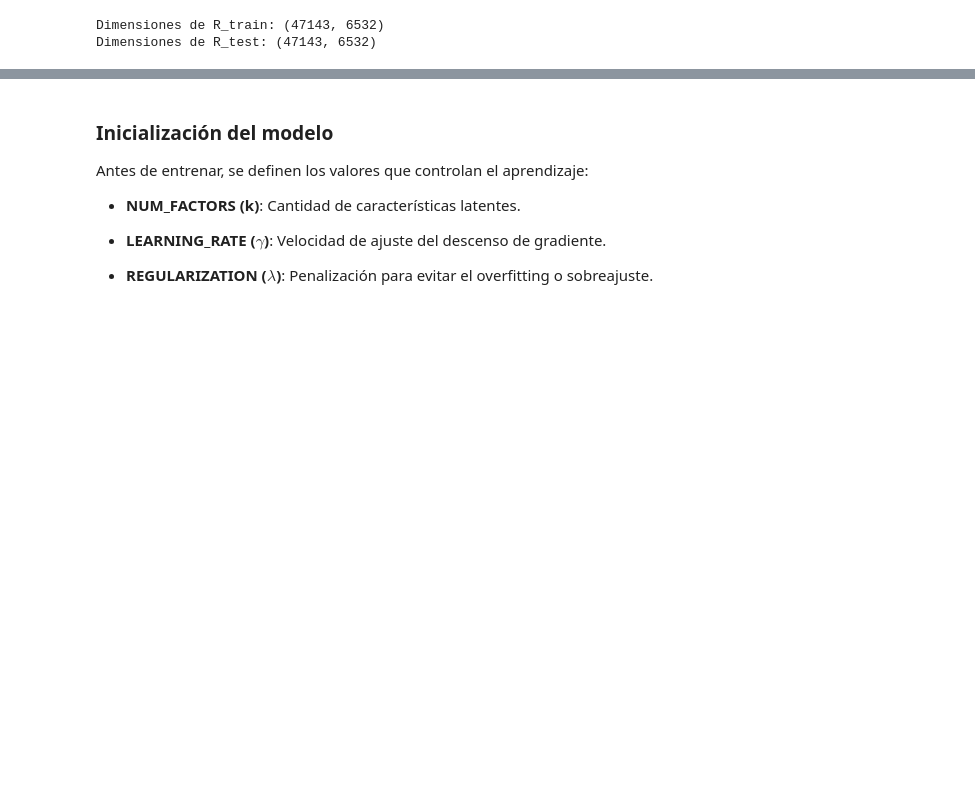
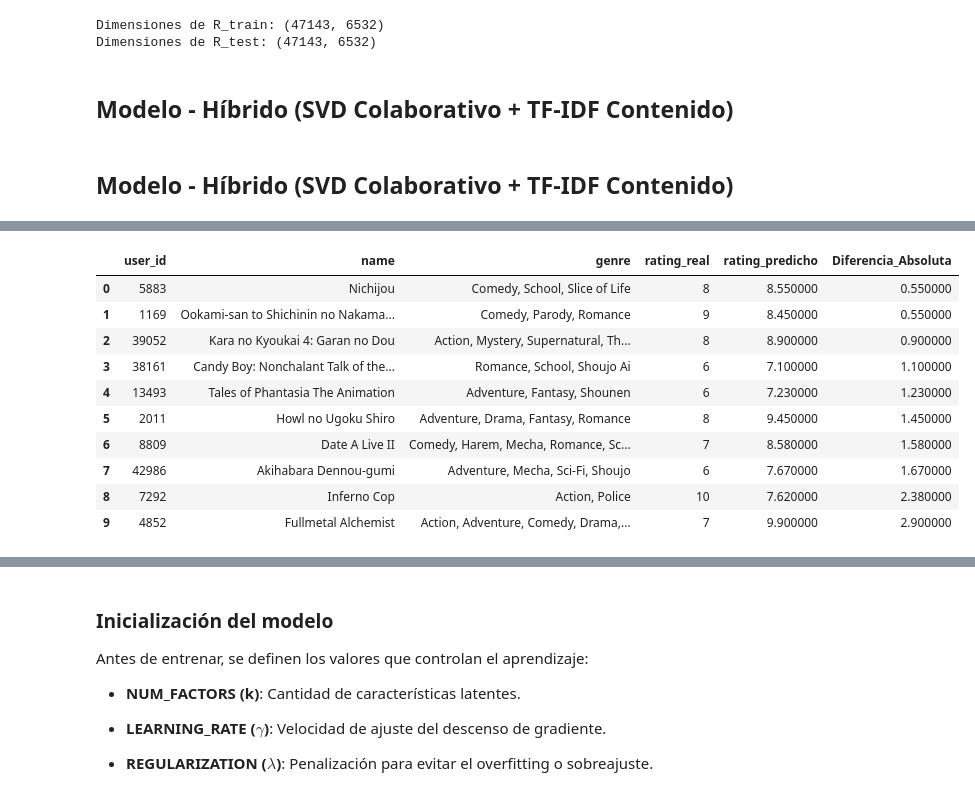
Before and after one commit to aiambo08/anime-recommendation, a Jupyter notebook: prueba.ipynb, the cells around one changed output, grey strips where cells are left out. Drawn from its saved outputs; the diff is of its cells as text; code cells hidden in the pictures; blank space fills up the shorter version.

```diff
--- a/prueba.ipynb
+++ b/prueba.ipynb
@@ -762,3 +762,72 @@ print(f"Dimensiones de R_test: {R_test_sparse.shape}")
 # %% [output]
 Dimensiones de R_train: (47143, 6532)
 Dimensiones de R_test: (47143, 6532)
+# %% [markdown]
+## Modelo - Híbrido (SVD Colaborativo + TF-IDF Contenido)
+# %% [markdown]
+## Modelo - Híbrido (SVD Colaborativo + TF-IDF Contenido)
+# %%
+# ---------------------------------------------------------
+# 5. MODELO 3 - Híbrido (SVD Colaborativo + TF-IDF Contenido)
+# ---------------------------------------------------------
+from hybrid import HybridRecommender
+import time
+
+# Cargamos el catálogo original con la información pura (RAW IDs)
+df_anime = pd.read_csv("data/anime.csv")
+
+print("Inicializando Sistema Híbrido...")
+start_time = time.time()
+
+# Pasamos los diccionarios y totales provenientes de mapeos.pkl que ya cargaste arriba
+hybrid_model = HybridRecommender(
+    df_train=df_train,
+    df_anime=df_anime,
+    num_users=NUM_USERS,
+    num_items=NUM_ITEMS,
+    raw_anime2idx=anime2idx, # Clave para unir el mundo RAW con el mundo procesado
+    n_factors=30,
+    alpha=0.7
+)
+
+# Entrenamiento conjunto (SVD + Perfiles TF-IDF mediante álgebra lineal rápida)
+hybrid_model.fit()
+train_time = time.time() - start_time
+print(f"Tiempo de entrenamiento: {train_time:.2f} segundos")
+
+print("\n>> Evaluando modelo Híbrido sobre una muestra de Test (2000 registros)...")
+df_test_sample = df_test.sample(2000, random_state=42)
+hybrid_rmse, hybrid_mae, hybrid_cob, df_hybrid_preds = hybrid_model.evaluate(df_test_sample)
+
+print("="*40)
+print(f"🏆 MÉTRICAS DEL MODELO HÍBRIDO 🏆")
+print("="*40)
+print(f"RMSE (Error Cuadrático) : {hybrid_rmse:.4f}")
+print(f"MAE (Error Absoluto)    : {hybrid_mae:.4f}")
+print(f"Cobertura               : {hybrid_cob:.2f}%")
+print("="*40)
+
+# ==============================================================
+# Visualización: Cruzar el ID procesado de vuelta con el ID real
+# ==============================================================
+print("\n👀 Muestra de Predicciones del Sistema Híbrido:")
+muestra_hibrido = df_hybrid_preds.sample(10, random_state=99).copy()
+muestra_hibrido['Diferencia_Absoluta'] = abs(muestra_hibrido['rating_real'] - muestra_hibrido['rating_predicho'])
+
+# IMPORTANTE: Revertir el índice interno (0 a N) al ID original de MyAnimeList para cruzar con anime.csv
+# El diccionario inverso idx2anime (que creaste o puedes derivar de mapeos) entra en juego:
+idx2anime = {idx: anime for anime, idx in anime2idx.items()}
+muestra_hibrido['anime_id_raw'] = muestra_hibrido['anime_id'].map(idx2anime)
+
+# Ahora hacemos merge usando el ID original restaurado
+muestra_hibrido = muestra_hibrido.merge(
+    df_anime[['anime_id', 'name', 'genre']],
+    left_on='anime_id_raw',
+    right_on='anime_id',
+    how='left'
+)
+
+# Limpiar las columnas duplicadas y mostrar
+columnas_visibles = ['user_id', 'name', 'genre', 'rating_real', 'rating_predicho', 'Diferencia_Absoluta']
+display(muestra_hibrido[columnas_visibles].sort_values(by='Diferencia_Absoluta').reset_index(drop=True).style.background_gradient(subset=['Diferencia_Absoluta'], cmap='Reds'))
+# %% [output]
@@ -764,0 +853,11 @@ Dimensiones de R_test: (47143, 6532)
+|  | user_id | name | genre | rating_real | rating_predicho | Diferencia_Absoluta |
+| 0 | 5883 | Nichijou | Comedy, School, Slice of Life | 8 | 8.550000 | 0.550000 |
+| 1 | 1169 | Ookami-san to Shichinin no Nakama... | Comedy, Parody, Romance | 9 | 8.450000 | 0.550000 |
+| 2 | 39052 | Kara no Kyoukai 4: Garan no Dou | Action, Mystery, Supernatural, Th... | 8 | 8.900000 | 0.900000 |
+| 3 | 38161 | Candy Boy: Nonchalant Talk of the... | Romance, School, Shoujo Ai | 6 | 7.100000 | 1.100000 |
+| 4 | 13493 | Tales of Phantasia The Animation | Adventure, Fantasy, Shounen | 6 | 7.230000 | 1.230000 |
+| 5 | 2011 | Howl no Ugoku Shiro | Adventure, Drama, Fantasy, Romance | 8 | 9.450000 | 1.450000 |
+| 6 | 8809 | Date A Live II | Comedy, Harem, Mecha, Romance, Sc... | 7 | 8.580000 | 1.580000 |
+| 7 | 42986 | Akihabara Dennou-gumi | Adventure, Mecha, Sci-Fi, Shoujo | 6 | 7.670000 | 1.670000 |
+| 8 | 7292 | Inferno Cop | Action, Police | 10 | 7.620000 | 2.380000 |
+| 9 | 4852 | Fullmetal Alchemist | Action, Adventure, Comedy, Drama,... | 7 | 9.900000 | 2.900000 |
```
Also changed, not shown: parts of 4 cells of this notebook, 13 other files.
